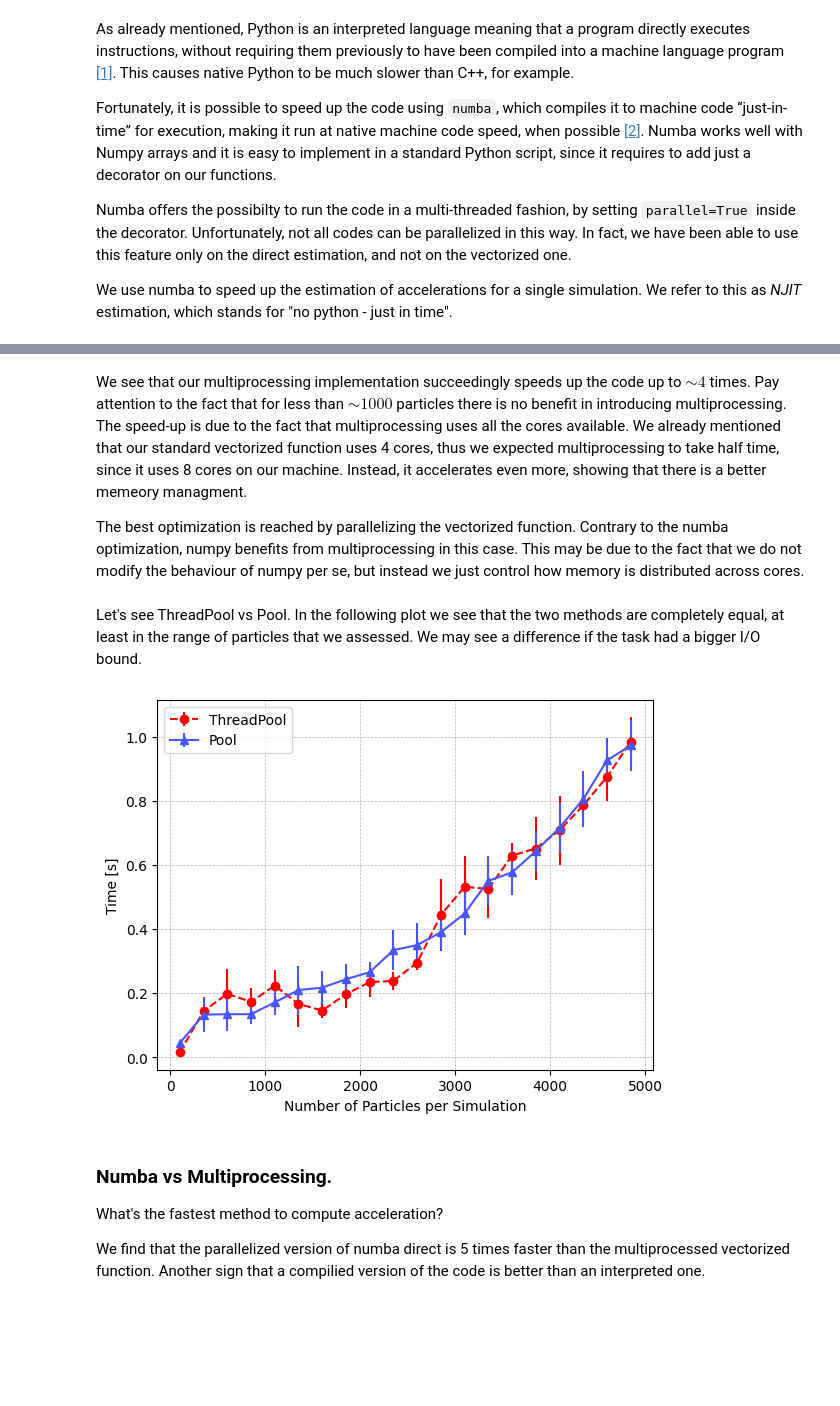
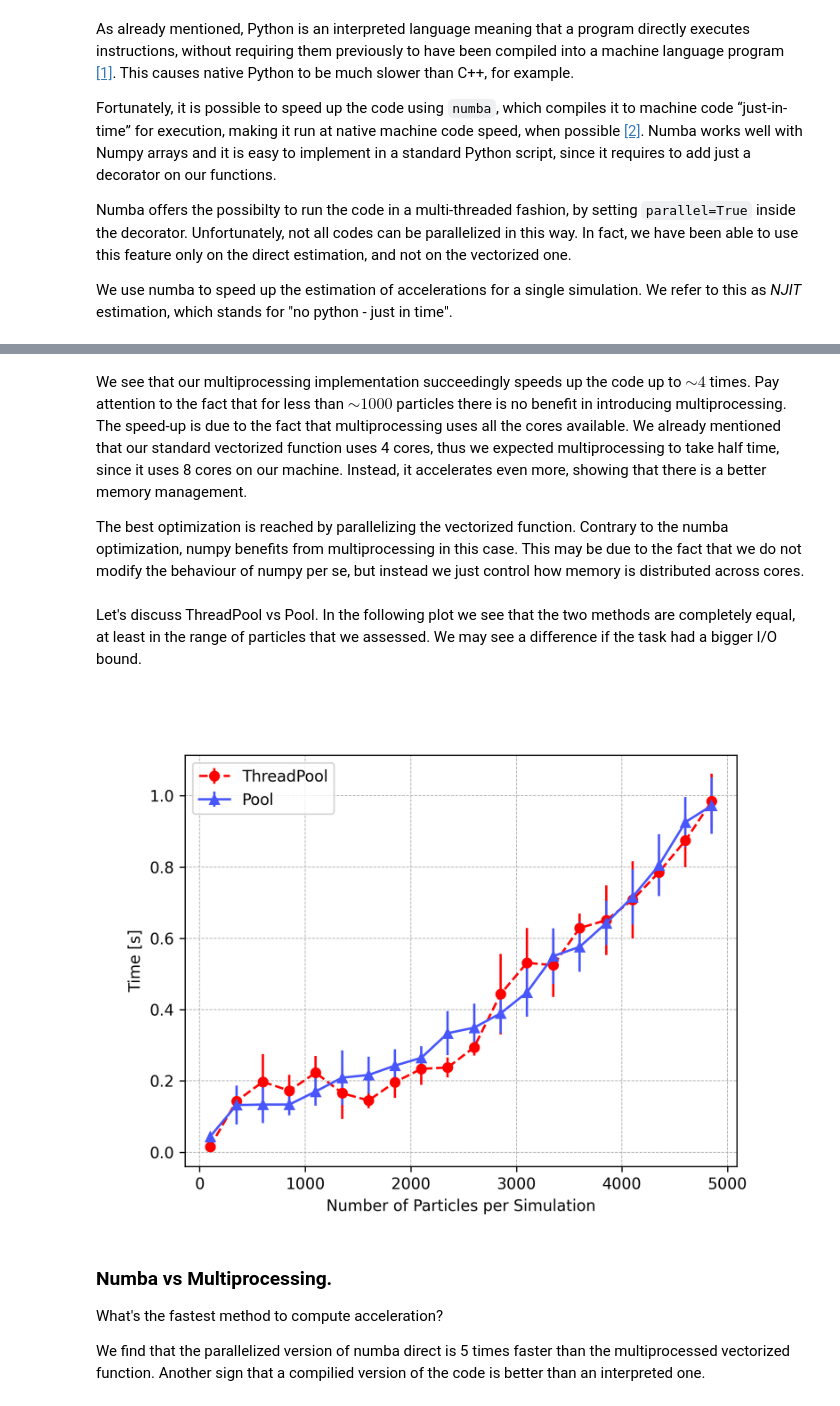
Before and after one commit to Berto70/pod_compastro23, a Jupyter notebook: project/cpu_optimization_report.ipynb, the cells around one changed output, grey strips where cells are left out. Saved outputs shown, nothing was run; the diff lists cells and outputs as text; code cells hidden in the pictures; blank space fills up the shorter version.

```diff
--- a/project/cpu_optimization_report.ipynb
+++ b/project/cpu_optimization_report.ipynb
@@ -509,40 +428,13 @@ plt.show()
 # %% [markdown]
-We see that our multiprocessing implementation succeedingly speeds up the code up to $\sim 4$ times. Pay attention to the fact that for less than $\sim 1000$ particles there is no benefit in introducing multiprocessing. The speed-up is due to the fact that multiprocessing uses all the cores available. We already mentioned that our standard vectorized function uses 4 cores, thus we expected multiprocessing to take half time, since it uses 8 cores on our machine. Instead, it accelerates even more, showing that there is a better memeory managment.
+We see that our multiprocessing implementation succeedingly speeds up the code up to $\sim 4$ times. Pay attention to the fact that for less than $\sim 1000$ particles there is no benefit in introducing multiprocessing. The speed-up is due to the fact that multiprocessing uses all the cores available. We already mentioned that our standard vectorized function uses 4 cores, thus we expected multiprocessing to take half time, since it uses 8 cores on our machine. Instead, it accelerates even more, showing that there is a better memory management.
 
 The best optimization is reached by parallelizing the vectorized function. Contrary to the numba optimization, numpy benefits from multiprocessing in this case. This may be due to the fact that we do not modify the behaviour of numpy per se, but instead we just control how memory is distributed across cores.
 # %% [markdown]
-Let's see ThreadPool vs Pool. In the following plot we see that the two methods are completely equal, at least in the range of particles that we assessed. We may see a difference if the task had a bigger I/O bound.
+Let's discuss ThreadPool vs Pool. In the following plot we see that the two methods are completely equal, at least in the range of particles that we assessed. We may see a difference if the task had a bigger I/O bound.
-# %%
-# Plots considering vectorized only
-df2 = pd.read_csv("multiprocessing/parallel_single_evo/THREADPOOL_single_evo_parallel_computation.csv")
-std_group2 = df2.groupby("n_particles")[["time_single_parallel","time_single_serial"]].agg(["mean","std"])
-
-fig, ax = plt.subplots()
-
-colors = [cm.rainbow(i) for i in np.linspace(0, 1, 10)]
-
-i = 0
-# each group has n_particles fixed (that is its "name")
-n_particles2 = std_group2["time_single_parallel"]["mean"].keys().get_level_values(0).values
-
-
-ax.errorbar(n_particles2, std_group2["time_single_parallel"].values[:,0], yerr=std_group2["time_single_parallel"].values[:,1], marker="o", label="ThreadPool", c=colors[9], linestyle='--')
-ax.errorbar(n_particles, std_group["parallel_time"].values[:,0], yerr=std_group["parallel_time"].values[:,1], marker="^", label="Pool", c=colors[1], linestyle='-')
-
-# Set labels and title
-ax.set_xlabel('Number of Particles per Simulation')
-ax.set_ylabel('Time [s]')
-#ax.set_title(f'Number of Parallel simulations = {name}')
-ax.grid(linestyle='--', linewidth=0.5)
-
-
-ax.legend()
-
-#plt.savefig("Pool_vs_ThreadPool.pdf")
-# Show the plot
-plt.show()
-# %% [output]
-[figure, removed]
+# %%
+Image("Pool_vs_ThreadPool.png")
+# %% [output]
+[figure, added]
 # %% [markdown]
 ### Numba vs Multiprocessing.
 What's the fastest method to compute acceleration?
```
Also changed, not shown: parts of 22 cells of this notebook.
